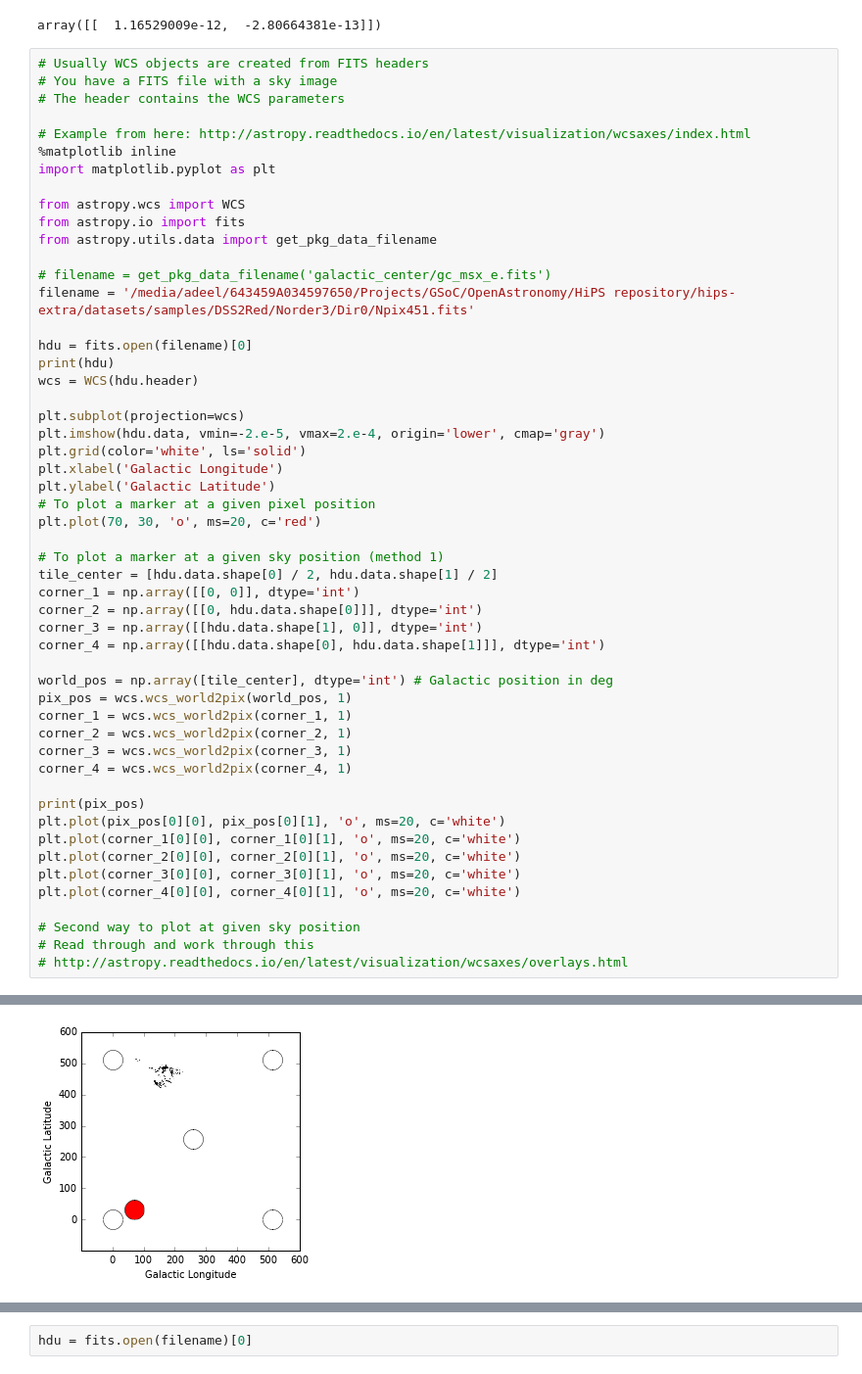
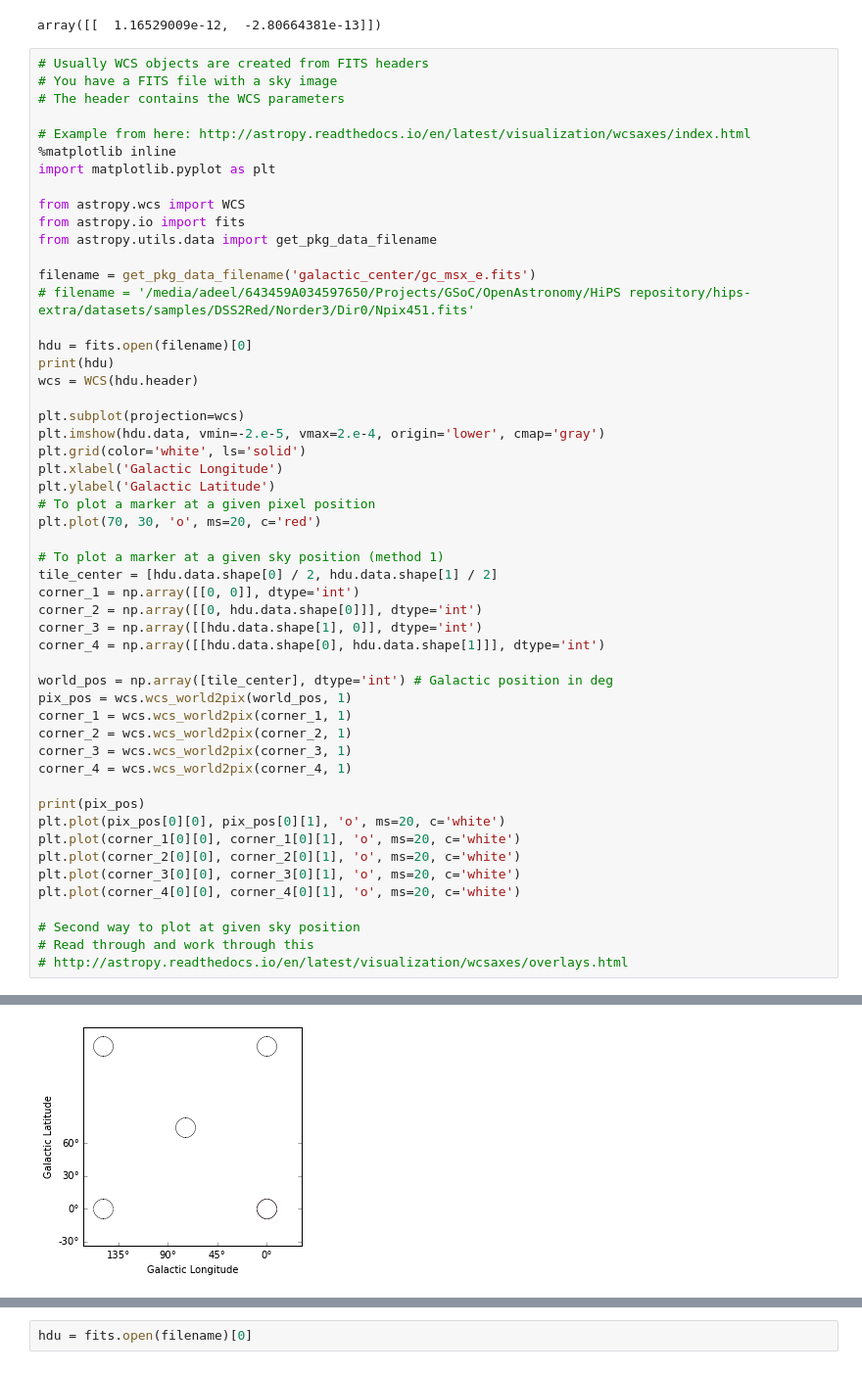
Before and after one commit to adl1995/HIPS-to-Py, a Jupyter notebook: examples/coord-plot-example.ipynb, the cells around one changed output, grey strips where cells are left out. Shown at 98% size. Cells and saved outputs as stored; diff of their text form.

```diff
--- a/examples/coord-plot-example.ipynb
+++ b/examples/coord-plot-example.ipynb
@@ -113,8 +113,8 @@ from astropy.wcs import WCS
 from astropy.io import fits
 from astropy.utils.data import get_pkg_data_filename
 
-# filename = get_pkg_data_filename('galactic_center/gc_msx_e.fits')
-filename = '/media/adeel/643459A034597650/Projects/GSoC/OpenAstronomy/HiPS repository/hips-extra/datasets/samples/DSS2Red/Norder3/Dir0/Npix451.fits'
+filename = get_pkg_data_filename('galactic_center/gc_msx_e.fits')
+# filename = '/media/adeel/643459A034597650/Projects/GSoC/OpenAstronomy/HiPS repository/hips-extra/datasets/samples/DSS2Red/Norder3/Dir0/Npix451.fits'
 
 hdu = fits.open(filename)[0]
 print(hdu)
@@ -161,4 +159,4 @@ WARNING: File may have been truncated: actual file length (527168) is smaller th
-[figure, old version]
+[figure, new version]
 # %%
 # testing out the second method
 
```
Also changed, not shown: parts of 8 cells of this notebook, 1 other file.
